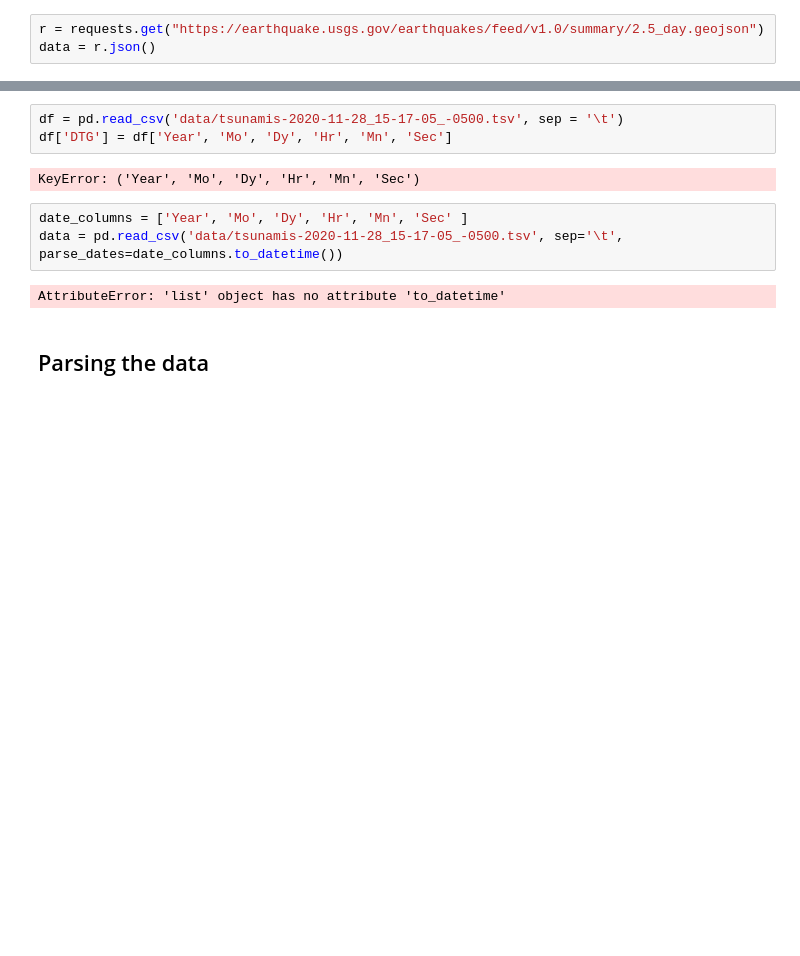
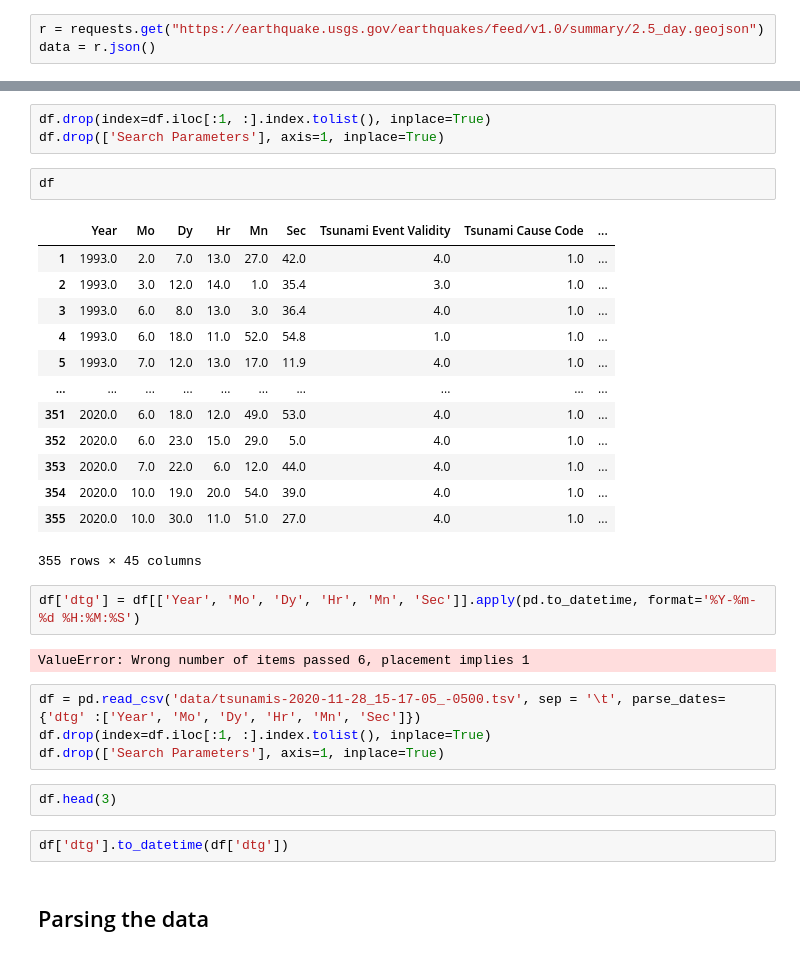
Before and after one commit to hrokr/Pybraries, a Jupyter notebook: folium/quakes/quake.ipynb, the cells around one changed output, grey strips where cells are left out. Cells and saved outputs as stored; diff of their text form; blank space fills up the shorter version.

```diff
--- a/folium/quakes/quake.ipynb
+++ b/folium/quakes/quake.ipynb
@@ -91,13 +108,34 @@ df.head(2)
+# %%
+df.drop(index=df.iloc[:1, :].index.tolist(), inplace=True)
+df.drop(['Search Parameters'], axis=1, inplace=True)
+# %%
+df
+# %% [output]
+|  | Year | Mo | Dy | Hr | Mn | Sec | Tsunami Event Validity | Tsunami Cause Code | ... |
+| 1 | 1993.0 | 2.0 | 7.0 | 13.0 | 27.0 | 42.0 | 4.0 | 1.0 | ... |
+| 2 | 1993.0 | 3.0 | 12.0 | 14.0 | 1.0 | 35.4 | 3.0 | 1.0 | ... |
+| 3 | 1993.0 | 6.0 | 8.0 | 13.0 | 3.0 | 36.4 | 4.0 | 1.0 | ... |
+| 4 | 1993.0 | 6.0 | 18.0 | 11.0 | 52.0 | 54.8 | 1.0 | 1.0 | ... |
+| 5 | 1993.0 | 7.0 | 12.0 | 13.0 | 17.0 | 11.9 | 4.0 | 1.0 | ... |
+| ... | ... | ... | ... | ... | ... | ... | ... | ... | ... |
+| 351 | 2020.0 | 6.0 | 18.0 | 12.0 | 49.0 | 53.0 | 4.0 | 1.0 | ... |
+| 352 | 2020.0 | 6.0 | 23.0 | 15.0 | 29.0 | 5.0 | 4.0 | 1.0 | ... |
+| 353 | 2020.0 | 7.0 | 22.0 | 6.0 | 12.0 | 44.0 | 4.0 | 1.0 | ... |
+| 354 | 2020.0 | 10.0 | 19.0 | 20.0 | 54.0 | 39.0 | 4.0 | 1.0 | ... |
+| 355 | 2020.0 | 10.0 | 30.0 | 11.0 | 51.0 | 27.0 | 4.0 | 1.0 | ... |
+355 rows × 45 columns
+# %%
+df['dtg'] = df[['Year', 'Mo', 'Dy', 'Hr', 'Mn', 'Sec']].apply(pd.to_datetime, format='%Y-%m-%d %H:%M:%S')
+# %% [output]
+ValueError: Wrong number of items passed 6, placement implies 1
 # %%
-df = pd.read_csv('data/tsunamis-2020-11-28_15-17-05_-0500.tsv', sep = '\t')
-df['DTG'] = df['Year', 'Mo', 'Dy', 'Hr', 'Mn', 'Sec']
+df = pd.read_csv('data/tsunamis-2020-11-28_15-17-05_-0500.tsv', sep = '\t', parse_dates={'dtg' :['Year', 'Mo', 'Dy', 'Hr', 'Mn', 'Sec']})
+df.drop(index=df.iloc[:1, :].index.tolist(), inplace=True)
+df.drop(['Search Parameters'], axis=1, inplace=True)
-# %% [output]
-KeyError: ('Year', 'Mo', 'Dy', 'Hr', 'Mn', 'Sec')
-# %%
-date_columns = ['Year', 'Mo', 'Dy', 'Hr', 'Mn', 'Sec' ]
-data = pd.read_csv('data/tsunamis-2020-11-28_15-17-05_-0500.tsv', sep='\t', parse_dates=date_columns.to_datetime())
-# %% [output]
-AttributeError: 'list' object has no attribute 'to_datetime'
+# %%
+df.head(3)
+# %%
+df['dtg'].to_datetime(df['dtg'])
 # %% [markdown]
 ## Parsing the data
 # %%
```
Also changed, not shown: parts of 3 cells of this notebook.
